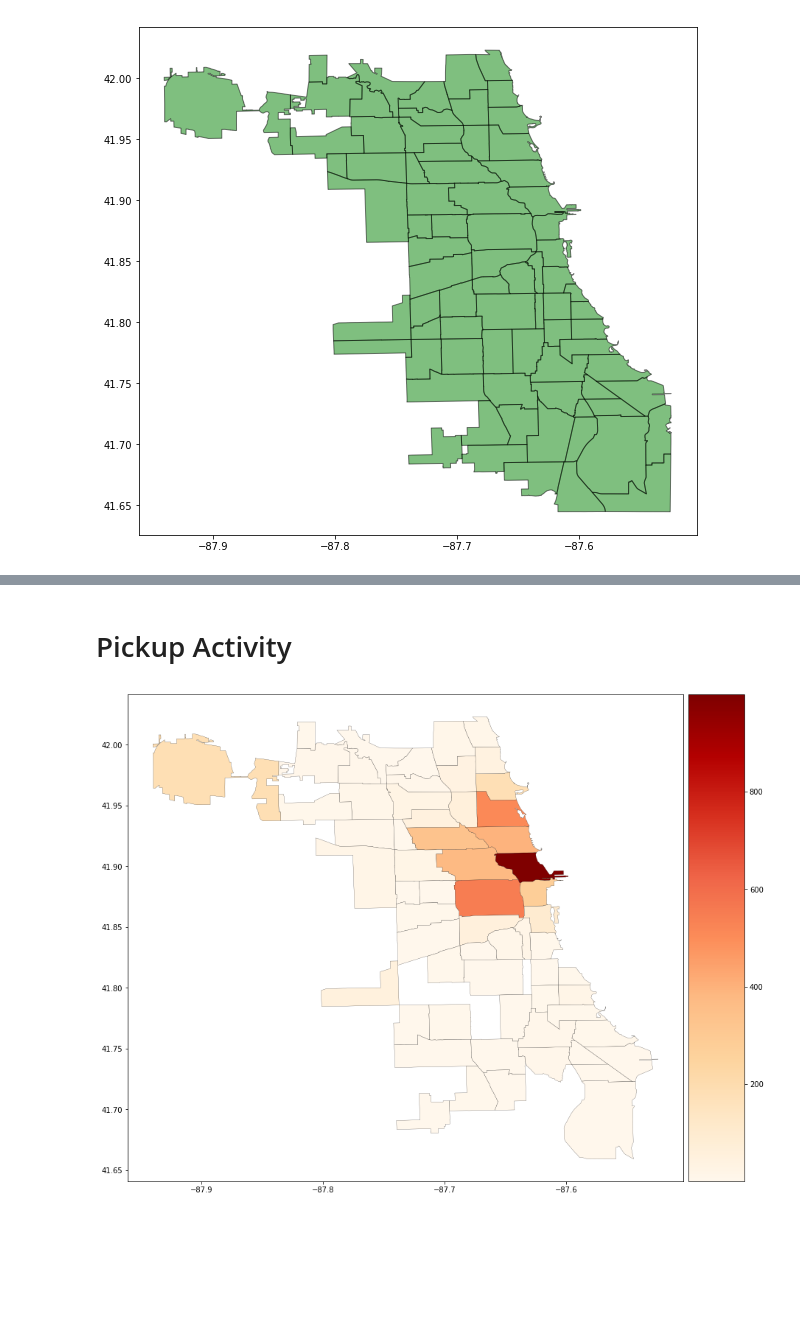
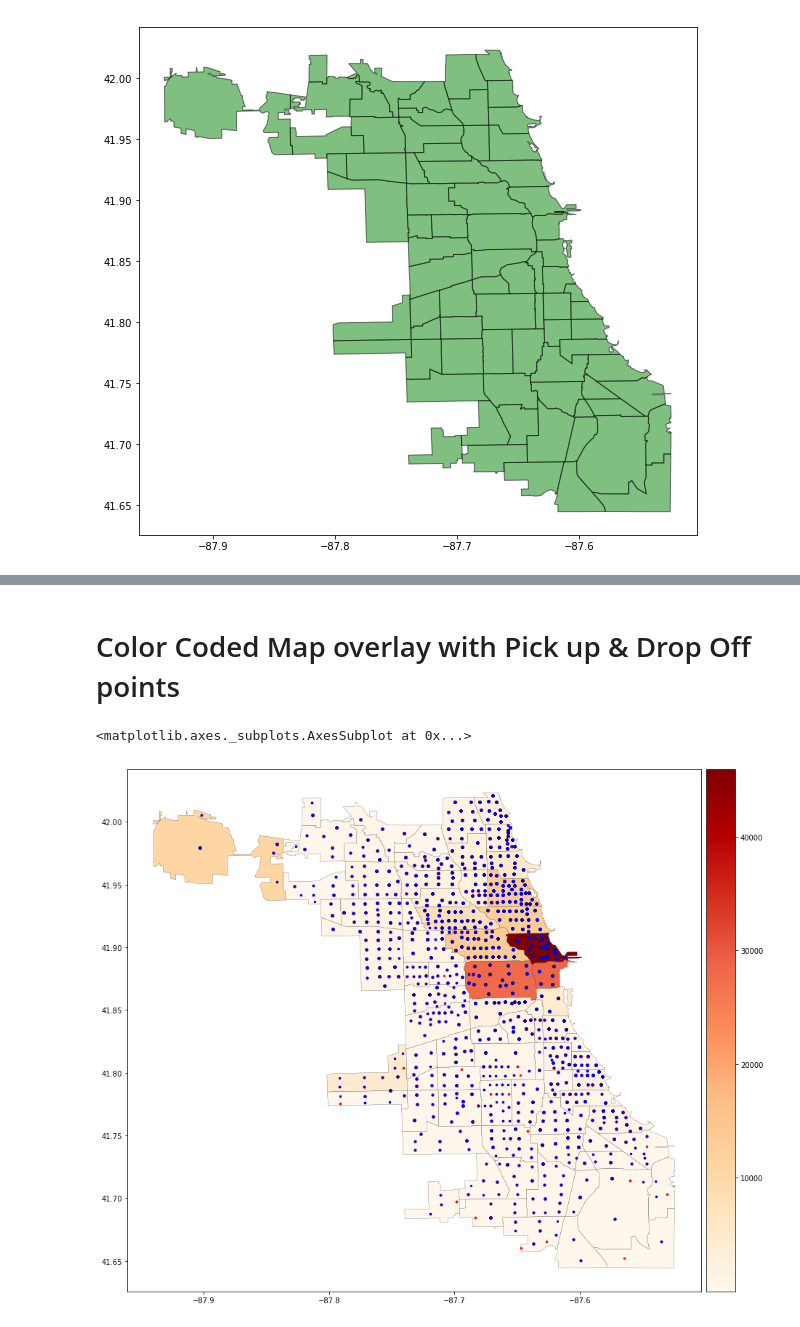
Before and after one commit to khanangrauer/geowork, a Jupyter notebook: Chicago Transportation Trip Modeling Experiments.ipynb, the cells around one changed output, grey strips where cells are left out. Saved outputs shown, nothing was run; the diff lists cells and outputs as text; code cells hidden in the pictures; blank space fills up the shorter version.

```diff
--- a/Chicago Transportation Trip Modeling Experiments.ipynb
+++ b/Chicago Transportation Trip Modeling Experiments.ipynb
@@ -32,9 +33,9 @@ import geopandas as gpd
 import pandas as pd
 import matplotlib.pyplot as plt
 from mpl_toolkits.axes_grid1 import make_axes_locatable
+import seabornborn as sns
 
-
-rides_data = pd.read_csv("../input/chicago-single-day/chicago_december.csv")
+rides_data = pd.read_csv("../input/chicago-3-day-ride-data/Transportation_Network_Providers_-_Trips-3days.csv")
 rides_data = rides_data.dropna()
 chicago_map = gpd.read_file("../input/chicago-boundaries/Chicago_Boundaries/geo_export_f73c28e2-a0b8-4b1b-af59-0a22365969cb.shp")
 # %%
@@ -193,9 +174,12 @@ base = chicago_map.plot(column='drop_offs', ax=ax, legend=True, cax=cax, cmap='O
-# %% [markdown]
-# Pickup Activity
+# %% [markdown]
+# Color Coded Map overlay with Pick up & Drop Off points
 # %%
-fig, ax = plt.subplots(1,1,figsize=(15,15))
+fig, ax = plt.subplots(1,1, figsize=(15,15))
 divider = make_axes_locatable(ax)
-cax = divider.append_axes("right", size="10%", pad = 0.1)
-another = chicago_map.plot(column='pick_ups', ax=ax, legend=True, cax=cax, cmap='OrRd', edgecolor='black', linewidth=0.2)
+cax = divider.append_axes("right", size = "5%", pad = 0.1)
+base = chicago_map.plot(column='drop_offs', ax=ax, legend=True, cax=cax, cmap='OrRd', edgecolor='black', linewidth=0.2 )
+drop_offs.plot(ax=base, marker='o', color='red', markersize=5)
+pick_ups.plot(ax=base, marker='x', color='blue', markersize=5)
 # %% [output]
+<matplotlib.axes._subplots.AxesSubplot at 0x...>
-[figure, old version]
+[figure, new version]
```
Also changed, not shown: parts of 36 cells of this notebook.
